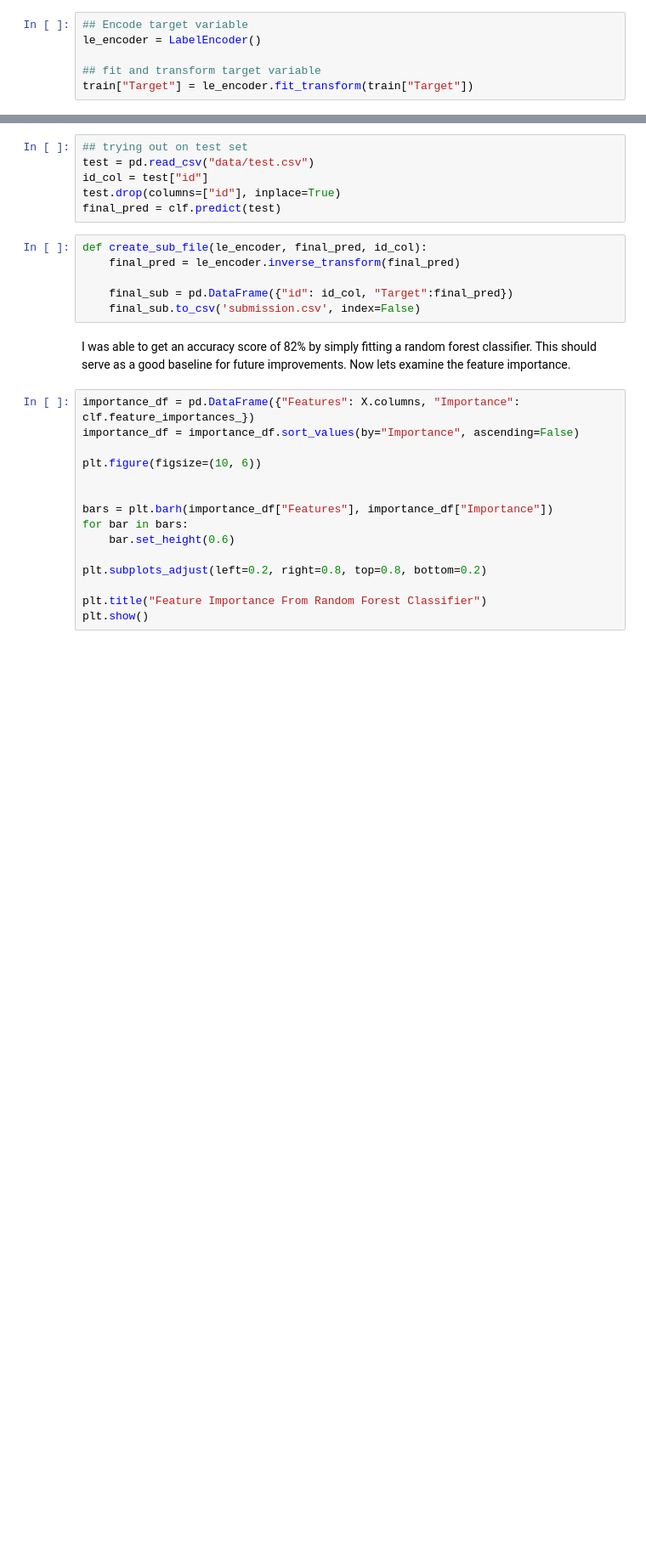
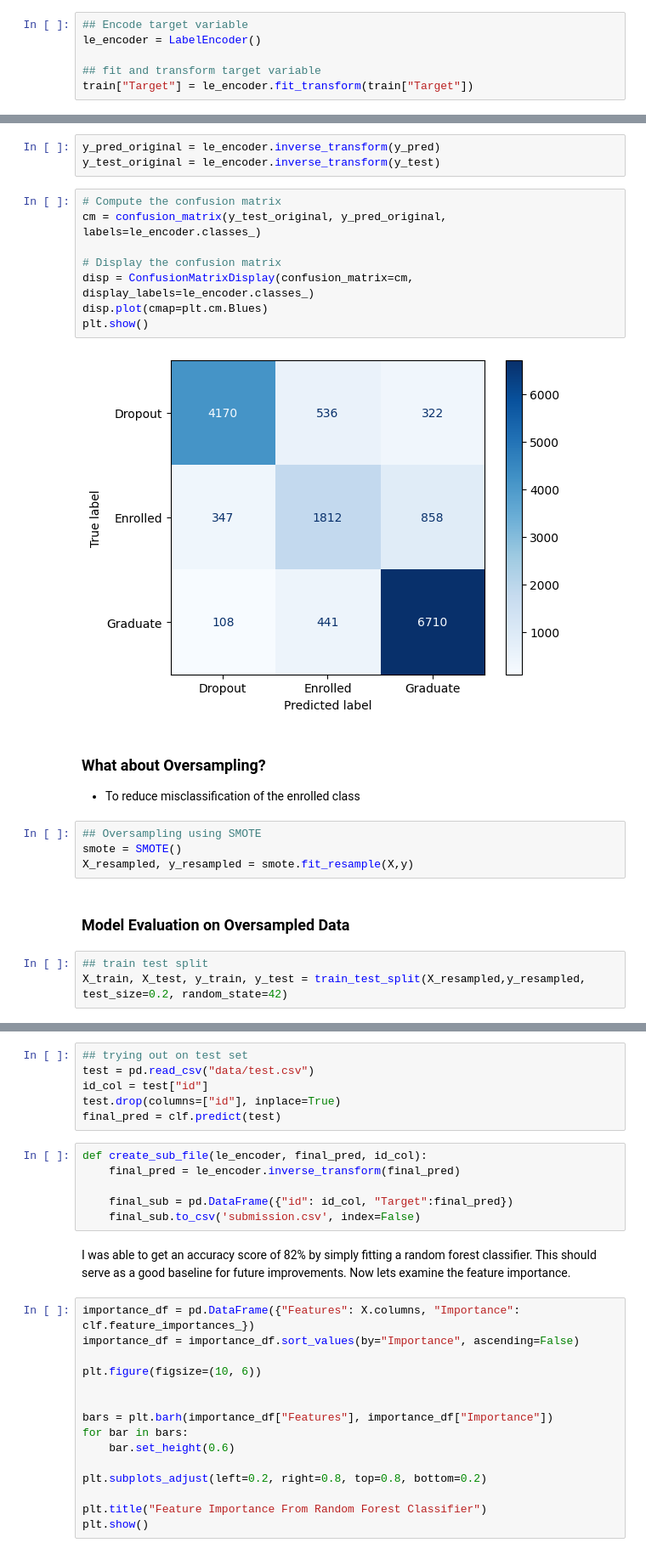
Before and after one commit to rageh-ai/student_success, a Jupyter notebook: student_success.ipynb, the cells around one changed output, grey strips where cells are left out. Shown at 85% size. Drawn from its saved outputs; the diff is of its cells as text; blank space fills up the shorter version.

Commit message:
testing model after oversampling to address percision and recall on enrolled class

```diff
--- a/student_success.ipynb
+++ b/student_success.ipynb
@@ -96,0 +106,25 @@ weighted avg       0.83      0.83      0.83     15304
+# %%
+y_pred_original = le_encoder.inverse_transform(y_pred)
+y_test_original = le_encoder.inverse_transform(y_test)
+# %%
+# Compute the confusion matrix
+cm = confusion_matrix(y_test_original, y_pred_original, labels=le_encoder.classes_)
+
+# Display the confusion matrix
+disp = ConfusionMatrixDisplay(confusion_matrix=cm, display_labels=le_encoder.classes_)
+disp.plot(cmap=plt.cm.Blues)
+plt.show()
+# %% [output]
+[figure, added]
+# %% [markdown]
+### What about Oversampling?
+- To reduce misclassification of the enrolled class
+# %%
+## Oversampling using SMOTE
+smote = SMOTE()
+X_resampled, y_resampled = smote.fit_resample(X,y)
+# %% [markdown]
+### Model Evaluation on Oversampled Data
+# %%
+## train test split
+X_train, X_test, y_train, y_test = train_test_split(X_resampled,y_resampled, test_size=0.2, random_state=42)
```
Also changed, not shown: parts of 15 cells of this notebook.
